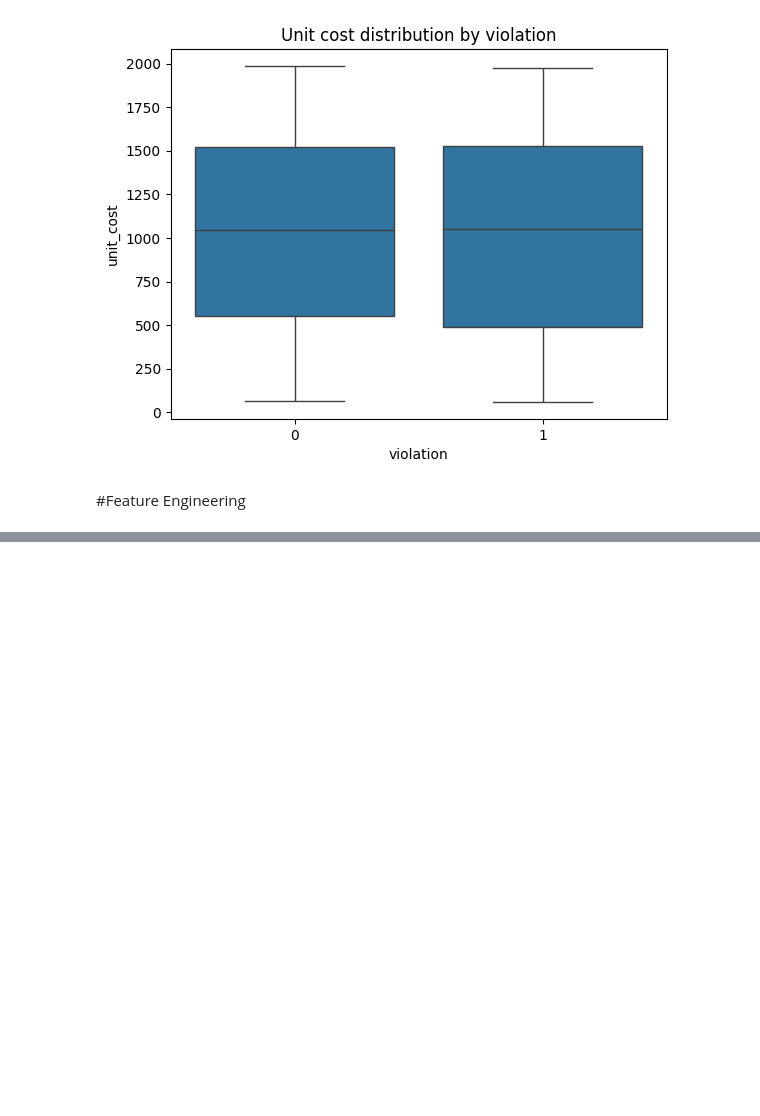
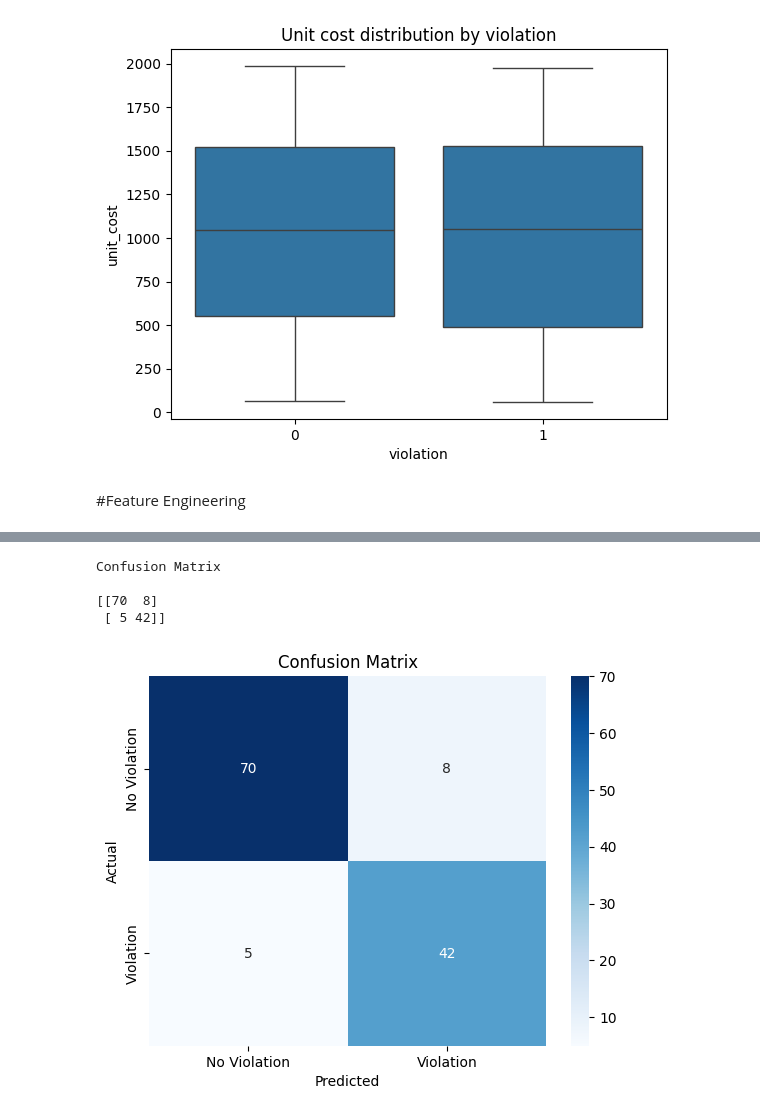
Before and after one commit to yashdive/-invoice-violation-detector, a Jupyter notebook: notebooks/01_model_dev.ipynb, the cells around one changed output, grey strips where cells are left out. Saved outputs shown, nothing was run; the diff lists cells and outputs as text; code cells hidden in the pictures; blank space fills up the shorter version.

Commit message:
applied Model and completed feature importance

```diff
--- a/notebooks/01_model_dev.ipynb
+++ b/notebooks/01_model_dev.ipynb
@@ -97,0 +159,10 @@ ohe = OneHotEncoder(sparse=False, drop='first')
+# %%
+from sklearn.model_selection import train_test_split
+
+X_train, X_test, Y_train, Y_test = train_test_split(X, y, stratify=y, random_state=42)
+# %%
+from sklearn.ensemble import RandomForestClassifier
+from sklearn.metrics import classification_report, confusion_matrix
+
+rf = RandomForestClassifier(n_estimators=100, random_state=42)
+rf.fit(X_train, Y_train)
@@ -97,0 +171,2 @@ ohe = OneHotEncoder(sparse=False, drop='first')
+# %%
+Y_pred = rf.predict(X_test)
@@ -97,0 +187,22 @@ ohe = OneHotEncoder(sparse=False, drop='first')
+# %%
+print("Confusion Matrix\n")
+cm = confusion_matrix(Y_test, Y_pred)
+print(cm)
+# %% [output]
+Confusion Matrix
+
+[[70  8]
+ [ 5 42]]
+# %%
+import seaborn as sns
+import matplotlib.pyplot as plt
+
+sns.heatmap(cm, annot=True, fmt='d', cmap='Blues',
+            xticklabels=['No Violation', 'Violation'],
+            yticklabels= ['No Violation', 'Violation'],)
+plt.ylabel('Actual')
+plt.xlabel('Predicted')
+plt.title('Confusion Matrix')
+plt.show()
+# %% [output]
+[figure, added]
```
Also changed, not shown: parts of 12 cells of this notebook.
